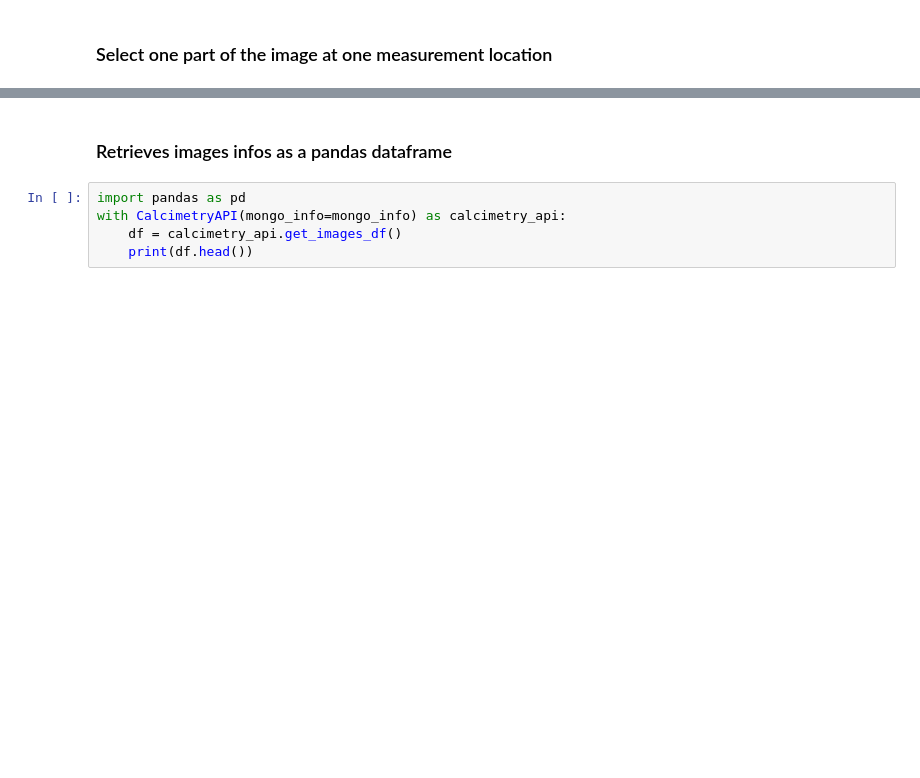
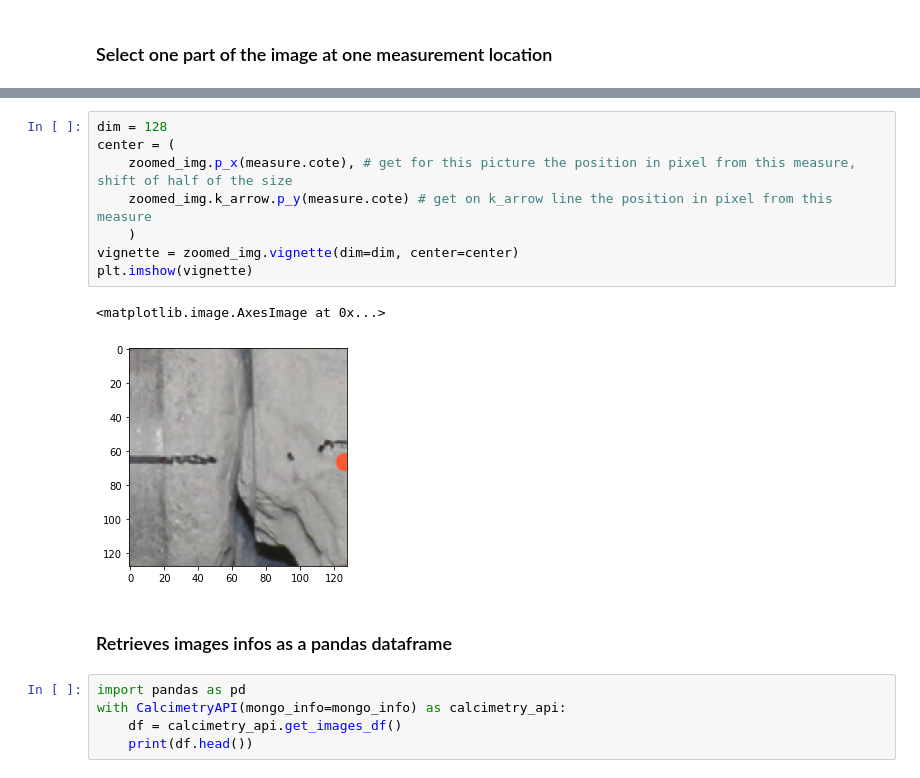
Before and after one commit to zwergon/calcimetry, a Jupyter notebook: notebooks/calcimetry_api.ipynb, the cells around one changed output, grey strips where cells are left out. Cells and saved outputs as stored; diff of their text form; blank space fills up the shorter version.

```diff
--- a/notebooks/calcimetry_api.ipynb
+++ b/notebooks/calcimetry_api.ipynb
@@ -75,3 +104,14 @@ Text(0.5, 0, 'val1m: 91')
+# %%
+dim = 128
+center = (
+    zoomed_img.p_x(measure.cote), # get for this picture the position in pixel from this measure, shift of half of the size
+    zoomed_img.k_arrow.p_y(measure.cote) # get on k_arrow line the position in pixel from this measure
+    )
+vignette = zoomed_img.vignette(dim=dim, center=center)
+plt.imshow(vignette)
+# %% [output]
+<matplotlib.image.AxesImage at 0x...>
+[figure, added]
 # %% [markdown]
 ### Retrieves images infos as a pandas dataframe
 # %%
```
Also changed, not shown: parts of 5 cells of this notebook, 10 other files.
